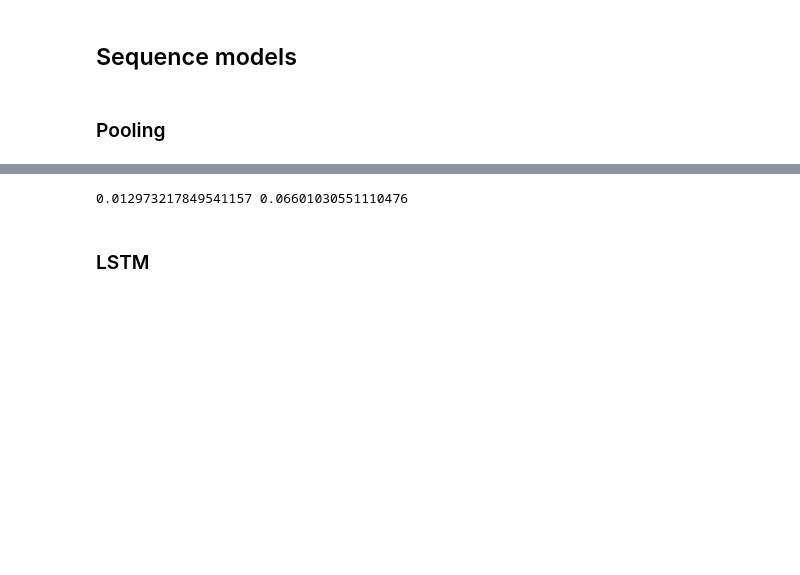
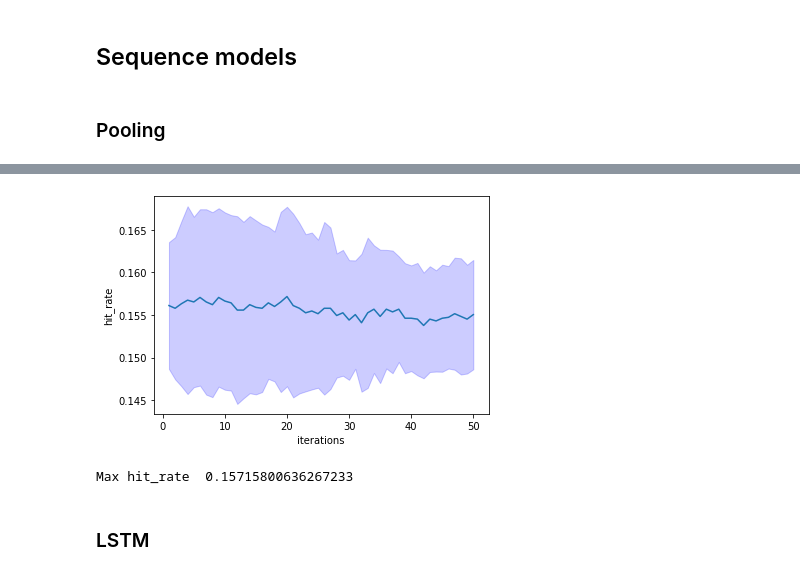
Before and after one commit to Dawidk0/PiSR_1, a Jupyter notebook: deep.ipynb, the cells around one changed output, grey strips where cells are left out. Cells and saved outputs as stored; diff of their text form; code cells hidden in the pictures; blank space fills up the shorter version.

```diff
--- a/deep.ipynb
+++ b/deep.ipynb
@@ -96,2 +105,0 @@ if_model = ImplicitFactorizationModel(n_iter=10, use_cuda=True)
-# %%
-if_model.fit(train, verbose=True)
@@ -170,6 +110,8 @@ seq_pool_mrr = sequence_mrr_score(seq_pool_model, seq_test)
-# %%
-print(np.mean(seq_pool_mrr), np.std(seq_pool_mrr))
-# %% [output]
-0.012973217849541157 0.06601030551110476
+# %%
+seq_pool_model = partial(ImplicitSequenceModel,n_iter=1, representation='pooling', use_cuda=True)
+x = train_test(seq_pool_model, ITERATIONS, train.to_sequence(), test_list, REPEAT, False)
+# %% [output]
+[figure, added]
+Max hit_rate  0.15715800636267233
 # %% [markdown]
 ### LSTM
```
Also changed, not shown: parts of 51 cells of this notebook.
